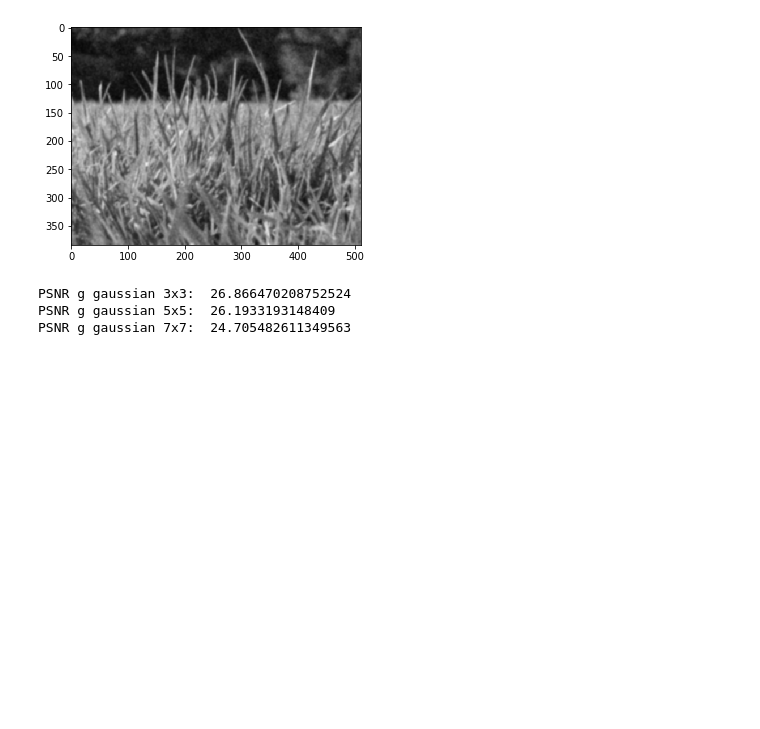
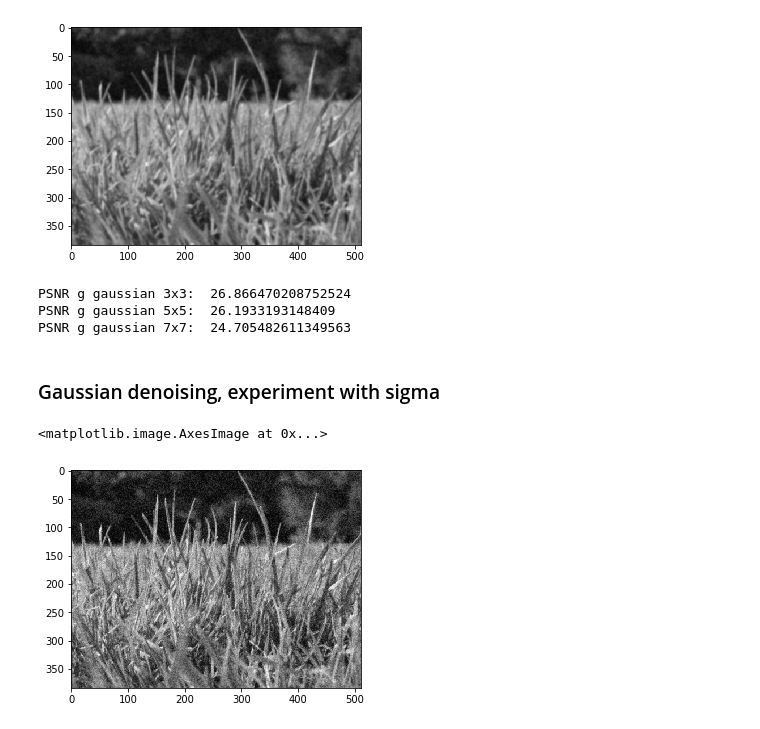
Before and after one commit to ligia26/cv_lab2, a Jupyter notebook: code/Image_enhancement/Denoising_image.ipynb, the cells around one changed output. Cells and saved outputs as stored; diff of their text form; code cells hidden in the pictures; blank space fills up the shorter version.

```diff
--- a/code/Image_enhancement/Denoising_image.ipynb
+++ b/code/Image_enhancement/Denoising_image.ipynb
@@ -143,3 +143,11 @@ print("PSNR g gaussian 7x7: ", myPSNR(img1, g_denoise_gaussian_7x7))
 PSNR g gaussian 3x3:  26.866470208752524
 PSNR g gaussian 5x5:  26.1933193148409
 PSNR g gaussian 7x7:  24.705482611349563
+# %% [markdown]
+### Gaussian denoising, experiment with sigma
+# %%
+g_denoise_gaussian_3x3_s0_5 = denoise(img1_gaussian, 'gaussian', ksize=(3,3), sigma=0.5)
+plt.imshow(g_denoise_gaussian_3x3_s0_5)
+# %% [output]
+<matplotlib.image.AxesImage at 0x...>
+[figure, added]
```
Also changed, not shown: parts of 7 cells of this notebook, 2 other files.
